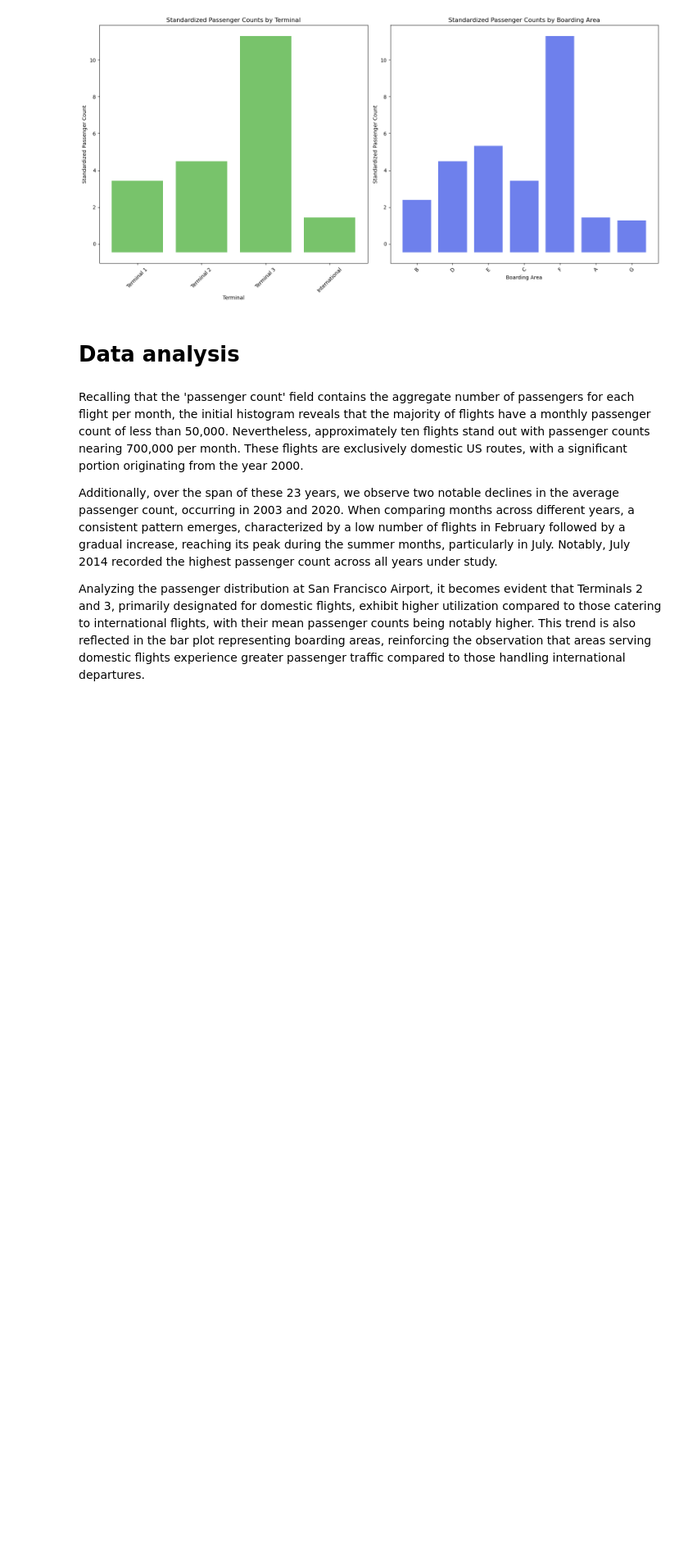
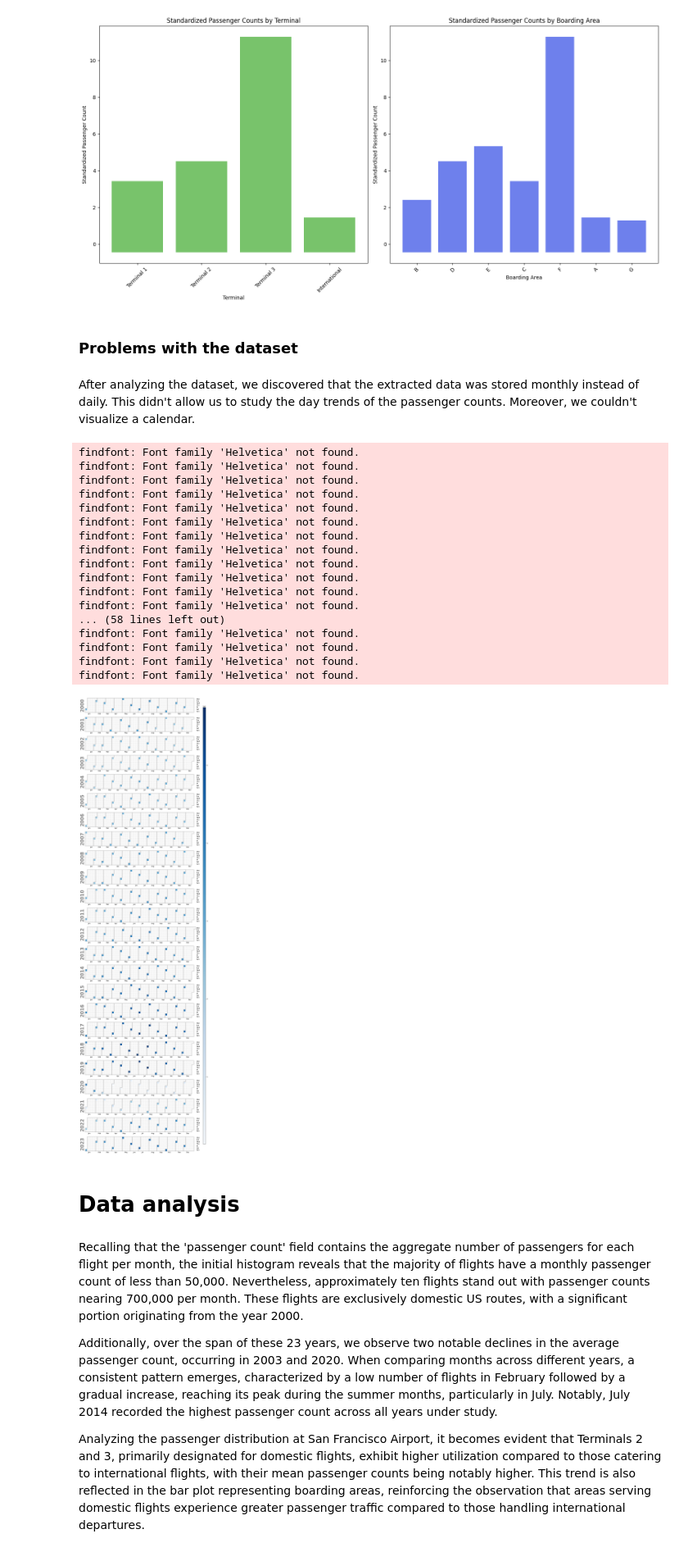
Before and after one commit to nereaSuacab/FinalProject---SocialData24.github.io, a Jupyter notebook: notebook.ipynb, the cells around one changed output. Shown at 82% size. Saved outputs shown, nothing was run; the diff lists cells and outputs as text; code cells hidden in the pictures; blank space fills up the shorter version.

Commit message:
problems with the dataset

```diff
--- a/notebook.ipynb
+++ b/notebook.ipynb
@@ -251,6 +252,41 @@ plt.tight_layout()
 plt.show()
 # %% [output]
 [figure]
+# %% [markdown]
+### Problems with the dataset
+# %% [markdown]
+After analyzing the dataset, we discovered that the extracted data was stored monthly instead of daily. This didn't allow us to study the day trends of the passenger counts. Moreover, we couldn't visualize a calendar.
+# %%
+# Filter data for the years 2019 to 2021
+# df_filtered = df[df['Activity Period Start Date'].dt.year.isin([2019, 2020, 2021])]
+
+# Group by 'Activity Period Start Date' and sum the 'Passenger Count'
+grouped_data = df.groupby('Activity Period Start Date')['Passenger Count'].sum()
+
+# Create a calendar plot
+calplot.calplot(grouped_data, yearlabels=True, cmap='Blues')
+
+# Show the plot
+plt.show()
+# %% [output]
+findfont: Font family 'Helvetica' not found.
+findfont: Font family 'Helvetica' not found.
+findfont: Font family 'Helvetica' not found.
+findfont: Font family 'Helvetica' not found.
+findfont: Font family 'Helvetica' not found.
+findfont: Font family 'Helvetica' not found.
+findfont: Font family 'Helvetica' not found.
+findfont: Font family 'Helvetica' not found.
+findfont: Font family 'Helvetica' not found.
+findfont: Font family 'Helvetica' not found.
+findfont: Font family 'Helvetica' not found.
+findfont: Font family 'Helvetica' not found.
+... (58 lines left out)
+findfont: Font family 'Helvetica' not found.
+findfont: Font family 'Helvetica' not found.
+findfont: Font family 'Helvetica' not found.
+findfont: Font family 'Helvetica' not found.
+[figure, added]
 # %% [markdown]
 # Data analysis
 # %% [markdown]
```
Also changed, not shown: parts of 4 cells of this notebook.
